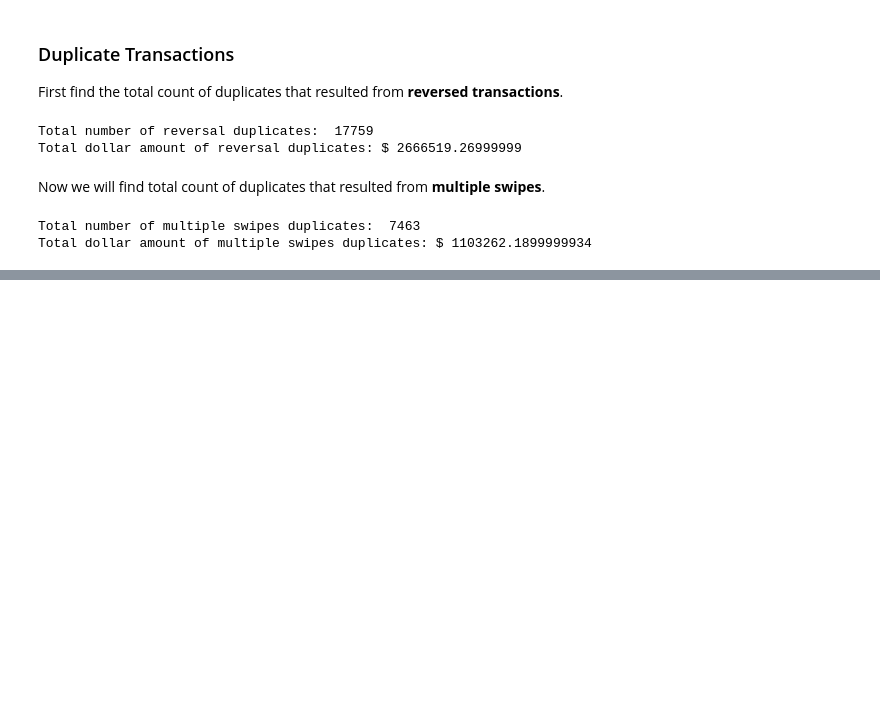
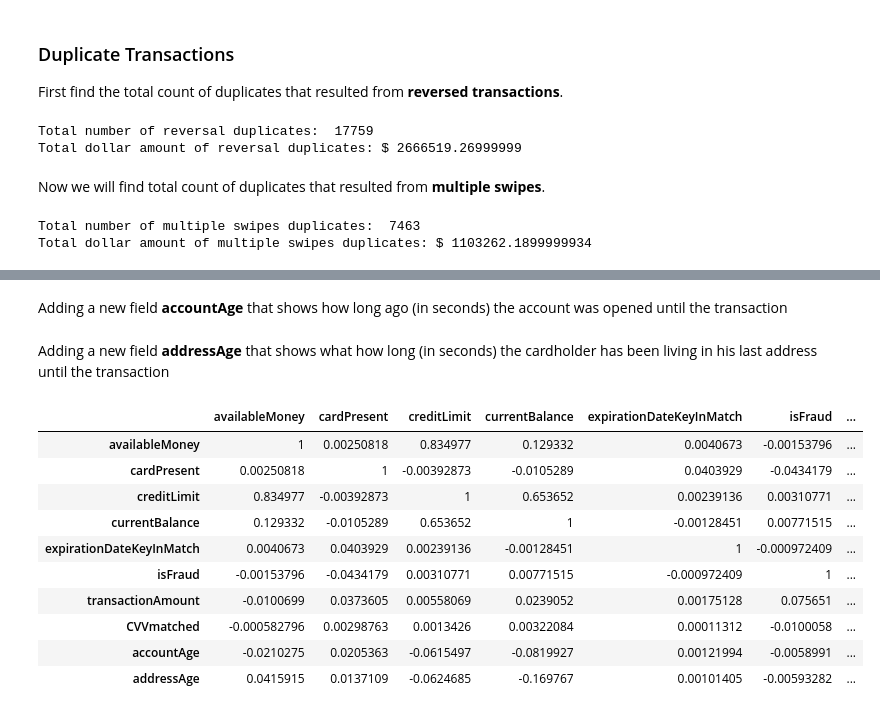
Before and after one commit to sami001/credit-transaction-fraud-detection, a Jupyter notebook: DataScienceChallenge-CardTransactions.ipynb, the cells around one changed output, grey strips where cells are left out. Cells and saved outputs as stored; diff of their text form; code cells hidden in the pictures; blank space fills up the shorter version.

```diff
--- a/DataScienceChallenge-CardTransactions.ipynb
+++ b/DataScienceChallenge-CardTransactions.ipynb
@@ -183,0 +200,2 @@ Some interesting observation about the duplicate transactions:
+# %% [markdown]
+Adding a new field **accountAge** that shows how long ago (in seconds) the account was opened until the transaction
@@ -183,0 +205,2 @@ Some interesting observation about the duplicate transactions:
+# %% [markdown]
+Adding a new field **addressAge** that shows what how long (in seconds) the cardholder has been living in his last address until the transaction
@@ -183,0 +210,16 @@ Some interesting observation about the duplicate transactions:
+# %%
+rs = np.random.RandomState(0)
+corr = df.corr()
+corr.style.background_gradient(cmap='coolwarm')
+# %% [output]
+|  | availableMoney | cardPresent | creditLimit | currentBalance | expirationDateKeyInMatch | isFraud | ... |
+| availableMoney | 1 | 0.00250818 | 0.834977 | 0.129332 | 0.0040673 | -0.00153796 | ... |
+| cardPresent | 0.00250818 | 1 | -0.00392873 | -0.0105289 | 0.0403929 | -0.0434179 | ... |
+| creditLimit | 0.834977 | -0.00392873 | 1 | 0.653652 | 0.00239136 | 0.00310771 | ... |
+| currentBalance | 0.129332 | -0.0105289 | 0.653652 | 1 | -0.00128451 | 0.00771515 | ... |
+| expirationDateKeyInMatch | 0.0040673 | 0.0403929 | 0.00239136 | -0.00128451 | 1 | -0.000972409 | ... |
+| isFraud | -0.00153796 | -0.0434179 | 0.00310771 | 0.00771515 | -0.000972409 | 1 | ... |
+| transactionAmount | -0.0100699 | 0.0373605 | 0.00558069 | 0.0239052 | 0.00175128 | 0.075651 | ... |
+| CVVmatched | -0.000582796 | 0.00298763 | 0.0013426 | 0.00322084 | 0.00011312 | -0.0100058 | ... |
+| accountAge | -0.0210275 | 0.0205363 | -0.0615497 | -0.0819927 | 0.00121994 | -0.0058991 | ... |
+| addressAge | 0.0415915 | 0.0137109 | -0.0624685 | -0.169767 | 0.00101405 | -0.00593282 | ... |
```
Also changed, not shown: parts of 18 cells of this notebook.
